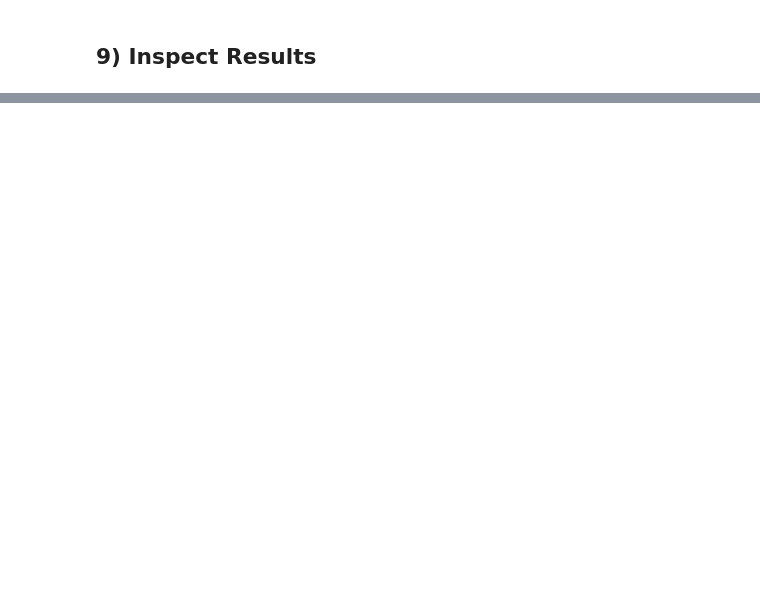
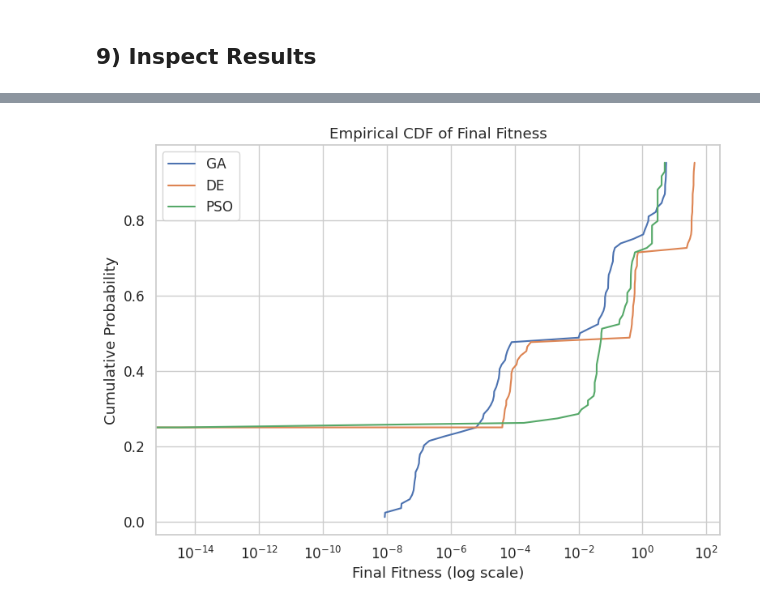
Before and after one commit to raqcoss/EvoComputing, a Jupyter notebook: HW3.ipynb, the cells around one changed output, grey strips where cells are left out. Saved outputs shown, nothing was run; the diff lists cells and outputs as text; code cells hidden in the pictures; blank space fills up the shorter version.

```diff
--- a/HW3.ipynb
+++ b/HW3.ipynb
@@ -201,7 +201,7 @@ def polynomial_mutation(x, bounds, eta_m=20.0, pm=None, rng=None):
         y[i] = min(max(xi, lo), hi)
     return y
 
-class RealCodedGA:
+class GeneticAlgorithm:
     def __init__(self, fitness, bounds, pop_size=50, generations=1000,
                  pc=0.9, pm=None, eta_c=15.0, eta_m=20.0, tournament_k=3, elite_fraction=0.02, seed=None):
         self.fitness = fitness
@@ -340,7 +340,7 @@ class DifferentialEvolution:
 # %%
 import random
 
-class PSO:
+class ParticleSwarmOptimization:
     def __init__(self, fitness, bounds, swarm_size=40, iterations=1000,
                  w_scheme=("constant", 0.729), c1=1.49445, c2=1.49445,
                  topology=("global", None), vmax_frac=0.2, seed=None):
@@ -792,0 +929,19 @@ Pairwise Wilcoxon summary
+# %%
+# ---------------------------
+# 4. ECDF of final fitness
+# ---------------------------
+plt.figure(figsize=(8, 6))
+for algo in ["GA", "DE", "PSO"]:
+    fvals = df_all.loc[df_all["algo"] == algo, "f_best"].values
+    fvals = np.sort(fvals)
+    ecdf = np.arange(1, len(fvals) + 1) / len(fvals)
+    plt.plot(fvals, ecdf, label=algo)
+plt.xscale("log")
+plt.title("Empirical CDF of Final Fitness")
+plt.xlabel("Final Fitness (log scale)")
+plt.ylabel("Cumulative Probability")
+plt.legend()
+plt.tight_layout()
+plt.show()
+# %% [output]
+[figure, added]
```
Also changed, not shown: parts of 13 cells of this notebook, 14 other files.
